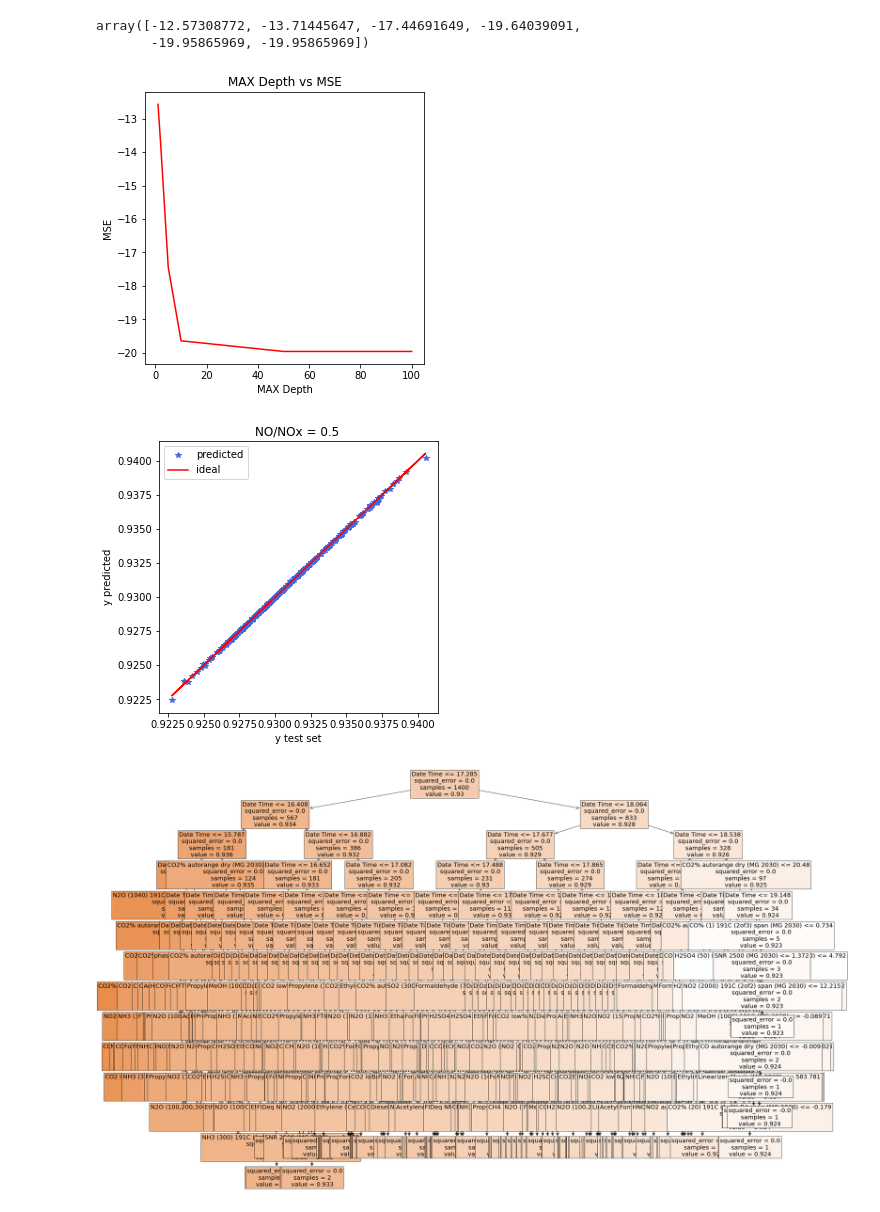
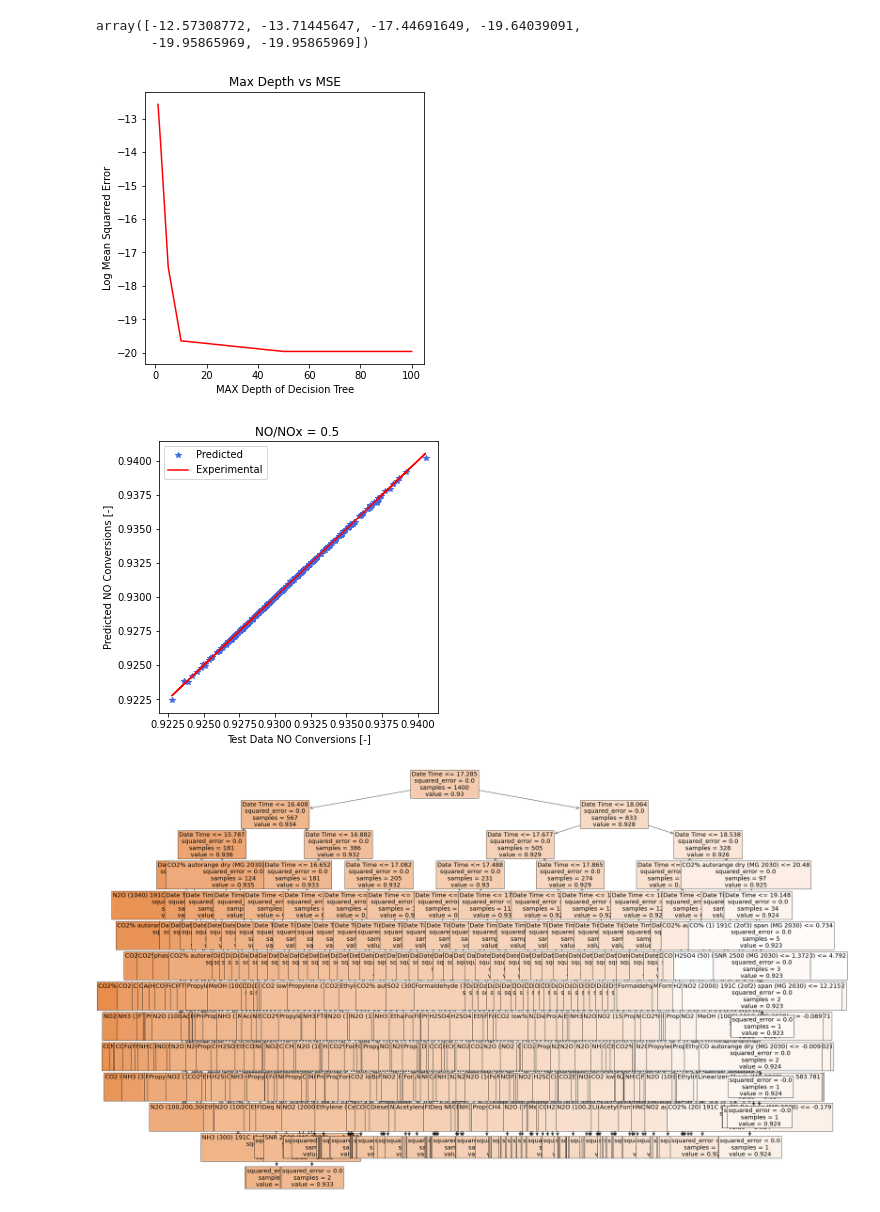
Before and after one commit to XiuyuTang/PACCAR_SCR_ML_Project, a Jupyter notebook: Exploratory_Notebook_Decision_Tree_NoxRatio_0.5.ipynb, the cells around one changed output. Cells and saved outputs as stored; diff of their text form; code cells hidden in the pictures.

```diff
--- a/Exploratory_Notebook_Decision_Tree_NoxRatio_0.5.ipynb
+++ b/Exploratory_Notebook_Decision_Tree_NoxRatio_0.5.ipynb
@@ -126,25 +126,25 @@ array([-12.57308772, -13.71445647, -17.44691649, -19.64039091,
 Max_De = [1, 2, 5, 10, 50, 100]
 plt.figure(figsize = (5, 5))
 plt.plot(Max_De, MSE, '-', color = 'red')
-plt.xlabel('MAX Depth')
-plt.ylabel('MSE')
-plt.title('MAX Depth vs MSE')
+plt.xlabel('MAX Depth of Decision Tree')
+plt.ylabel('Log Mean Squarred Error')
+plt.title('Max Depth vs MSE')
 plt.show()
 # %% [output]
-[figure, old version]
+[figure, new version]
 # %%
 plt.figure(figsize=(5,5))
-plt.plot(y_test, y_pred,'*', color='royalblue', label="predicted")
-plt.plot(y_test, y_test, color='red', label="ideal")
+plt.plot(y_test, y_pred,'*', color='royalblue', label="Predicted")
+plt.plot(y_test, y_test, color='red', label="Experimental")
 
 
-plt.xlabel('y test set')
-plt.ylabel('y predicted')
+plt.xlabel('Test Data NO Conversions [-]')
+plt.ylabel('Predicted NO Conversions [-]')
 plt.legend()
 plt.title('NO/NOx = 0.5 ')
 plt.show()
 # %% [output]
-[figure, old version]
+[figure, new version]
 # %%
 fig = plt.figure(figsize=(35,20))
 tree.plot_tree(regr, feature_names=df.columns, filled=True, fontsize=20)
```
Also changed, not shown: 2 other files.
